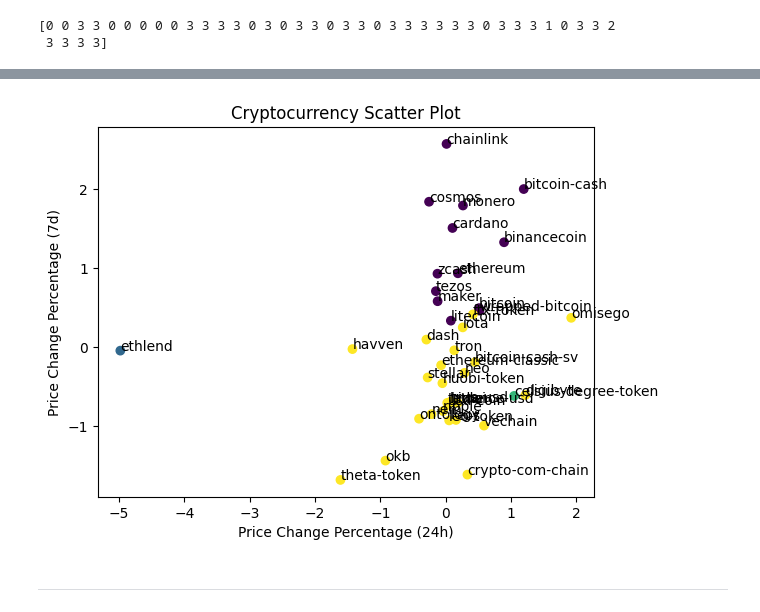
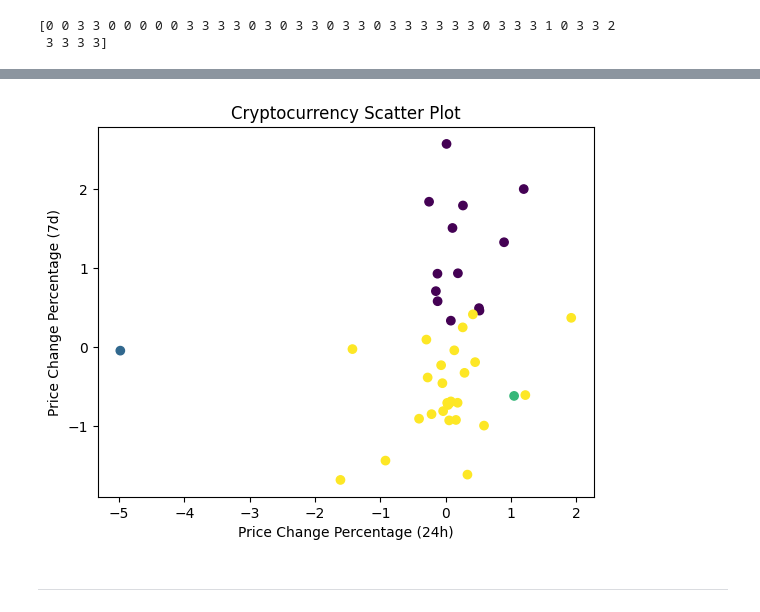
Before and after one commit to MaisieDeGraaf/CryptoClustering, a Jupyter notebook: Crypto_Clustering.ipynb, the cells around one changed output, grey strips where cells are left out. Saved outputs shown, nothing was run; the diff lists cells and outputs as text; code cells hidden in the pictures.

```diff
--- a/Crypto_Clustering.ipynb
+++ b/Crypto_Clustering.ipynb
@@ -207,25 +207,22 @@ crypto_prediction_df.sample(10)
 # %%
 # Create a scatter plot using hvPlot by setting
 # `x="price_change_percentage_24h"` and `y="price_change_percentage_7d"`.
 # Color the graph points with the labels found using K-Means and
 
 plt.scatter(crypto_prediction_df['price_change_percentage_24h'],
             crypto_prediction_df['price_change_percentage_7d'],
             c=crypto_prediction_df['Crypto_segments'])
 
-# Annotate each data point with the cryptocurrency name
-for i, row in crypto_prediction_df.iterrows():
-    plt.annotate(row.name, (row['price_change_percentage_24h'], row['price_change_percentage_7d']))
 
 # Set labels and title
 plt.xlabel('Price Change Percentage (24h)')
 plt.ylabel('Price Change Percentage (7d)')
 plt.title('Cryptocurrency Scatter Plot')
 
 # Show the plot
 plt.show()
 # %% [output]
-[figure, old version]
+[figure, new version]
 # %% [markdown]
 ---
 # %% [markdown]
```
Also changed, not shown: parts of 14 cells of this notebook.
